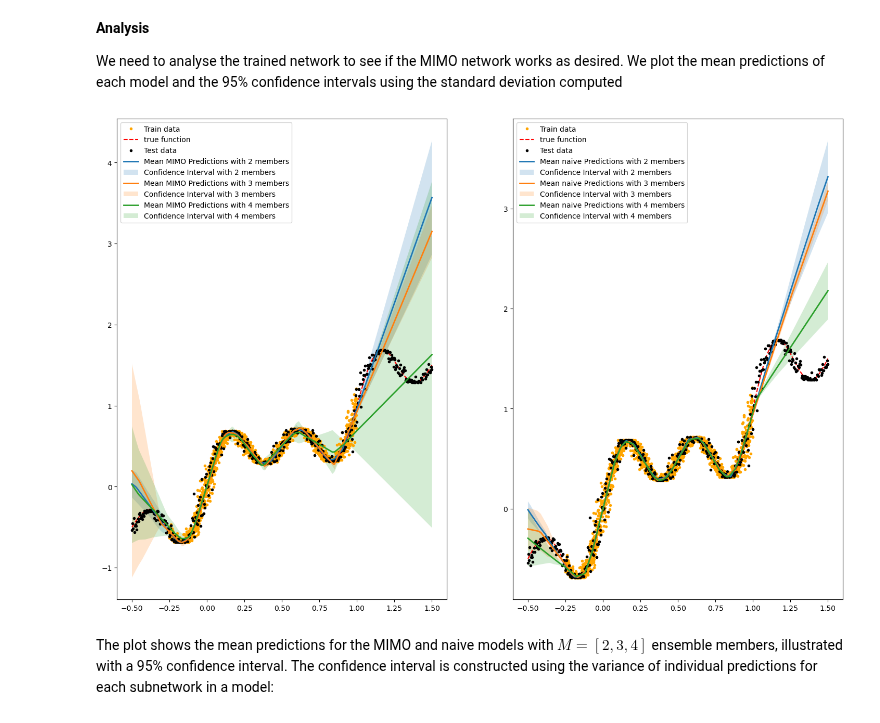
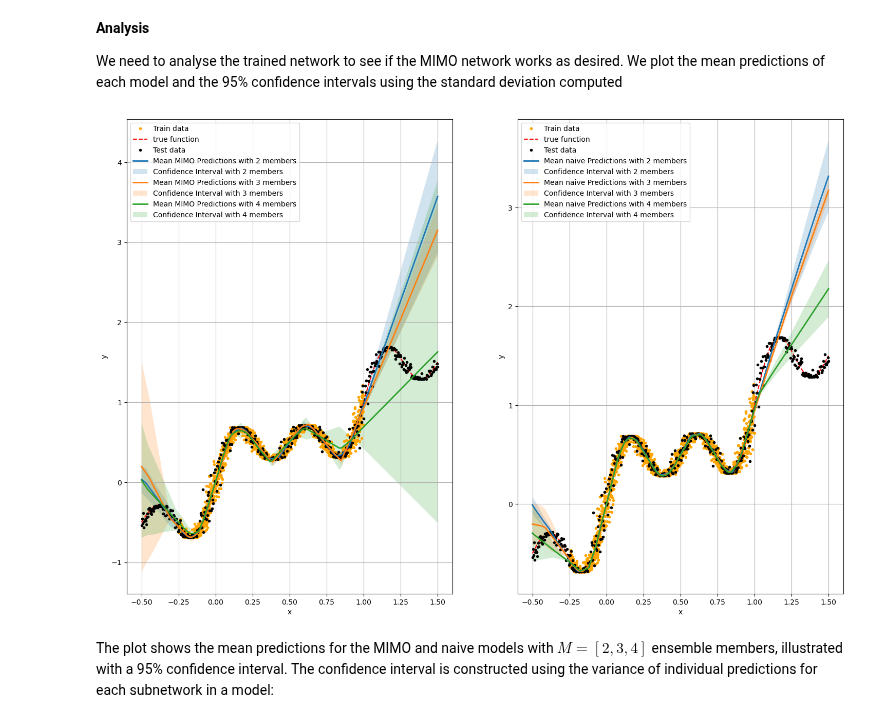
Before and after one commit to Malthe57/MastersThesis, a Jupyter notebook: notebooks/MIMOprototype.ipynb, the cells around one changed output. Saved outputs shown, nothing was run; the diff lists cells and outputs as text; code cells hidden in the pictures.

```diff
--- a/notebooks/MIMOprototype.ipynb
+++ b/notebooks/MIMOprototype.ipynb
@@ -486,7 +482,7 @@ def get_naive_predictions(model_path, Ms, testdata, N_test=200):
 Ms = [2, 3, 4]
 
 mimo_path = [os.path.join("mimo_ensembles/", model) for model in ['MIMO_2_members.pt', 'MIMO_3_members.pt', 'MIMO_4_members.pt']]
-mimo_pred_matrix, mimo_individual_list = get_mimo_predictions(mimo_path, Ms, testdata N_test)
+mimo_pred_matrix, mimo_individual_list = get_mimo_predictions(mimo_path, Ms, testdata, N_test)
 mimo_stds = np.array([np.std(pred, axis=1, ddof=1) for pred in mimo_individual_list])
 
 naive_path = [os.path.join("naive_ensembles/", model) for model in ['Naive_2_members.pt', 'Naive_3_members.pt', 'Naive_4_members.pt']]
@@ -501,34 +497,40 @@ We need to analyse the trained network to see if the MIMO network works as desir
 fig, ax = plt.subplots(1,2, figsize=(18,12))
 
 ### plot mimo ###
 ax[0].plot(x, y, '.', label='Train data', color='orange')
+ax[0].set_xlabel('x')
+ax[0].set_ylabel('y')
+ax[0].grid()
 ax[0].plot(x_test, line, '--', label='true function', color='red')
 # plot test data
 ax[0].plot(x_test, y_test, '.', label='Test data', color='black')
 
 # plot predicitons with confidence intervals
 for i in range(len(Ms)):
     ax[0].plot(x_test, mimo_pred_matrix[i], '-', label=f'Mean MIMO Predictions with {Ms[i]} members', linewidth=2)
     ax[0].fill_between(x_test, mimo_pred_matrix[i] - 1.96*mimo_stds[i], mimo_pred_matrix[i] + 1.96*mimo_stds[i], alpha=0.2, label=f'Confidence Interval with {Ms[i]} members')
 
 ax[0].legend()
 
 ### naive ###
 ax[1].plot(x, y, '.', label='Train data', color='orange')
+ax[1].set_xlabel('x')
+ax[1].set_ylabel('y')
+ax[1].grid()
 ax[1].plot(x_test, line, '--', label='true function', color='red')
 # plot test data
 ax[1].plot(x_test, y_test, '.', label='Test data', color='black')
 
 # # plot predicitons with confidence intervals
 for i in range(len(Ms)):
     ax[1].plot(x_test, naive_pred_matrix[i], '-', label=f'Mean naive Predictions with {Ms[i]} members', linewidth=2)
     ax[1].fill_between(x_test, naive_pred_matrix[i] - 1.96*naive_stds[i], naive_pred_matrix[i] + 1.96*naive_stds[i], alpha=0.2, label=f'Confidence Interval with {Ms[i]} members')
 ax[1].legend()
 
 
 plt.show()
 # %% [output]
-[figure, old version]
+[figure, new version]
 # %% [markdown]
 The plot shows the mean predictions for the MIMO and naive models with $M=[2,3,4]$ ensemble members, illustrated with a 95% confidence interval.
 The confidence interval is constructed using the variance of individual predictions for each subnetwork in a model:
```
Also changed, not shown: parts of 17 cells of this notebook.
